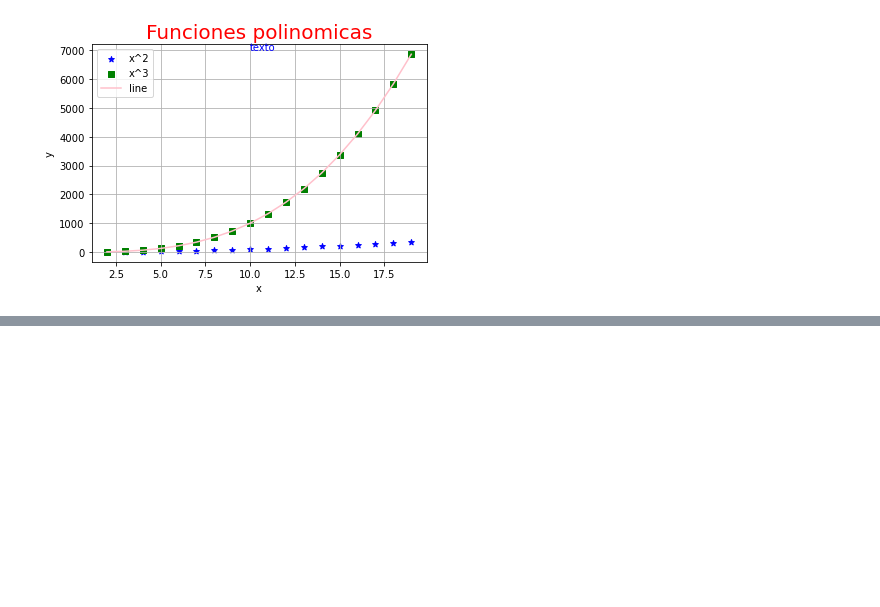
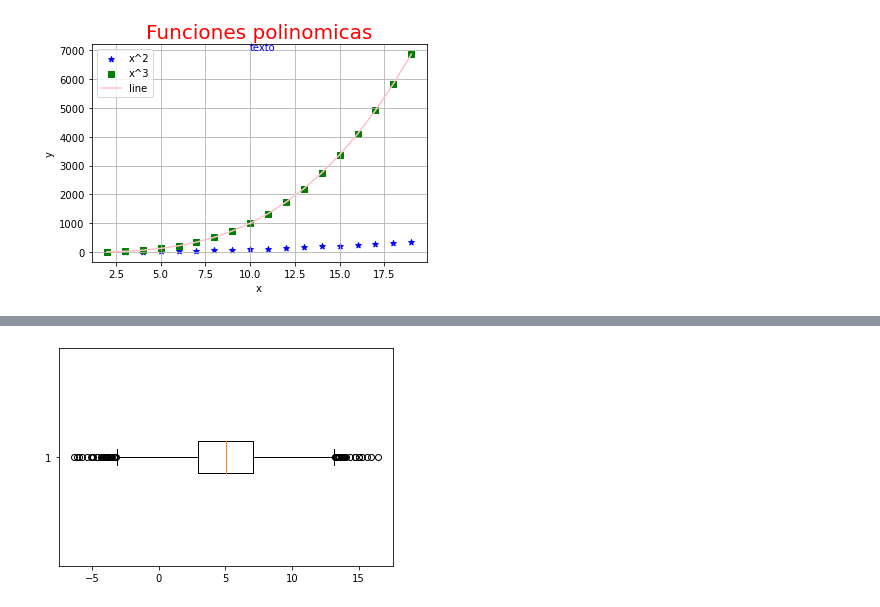
Before and after one commit to JennEstefa/BigData1, a Jupyter notebook: Notebook/04.Jenny_Visualizacion_Datos.ipynb, the cells around one changed output, grey strips where cells are left out. Saved outputs shown, nothing was run; the diff lists cells and outputs as text; code cells hidden in the pictures; blank space fills up the shorter version.

```diff
--- a/Notebook/04.Jenny_Visualizacion_Datos.ipynb
+++ b/Notebook/04.Jenny_Visualizacion_Datos.ipynb
@@ -45,0 +80,4 @@ Text(10, 7000, 'texto')
+# %%
+plt.boxplot(x, vert=False);
+# %% [output]
+[figure, added]
```
Also changed, not shown: parts of 5 cells of this notebook.
